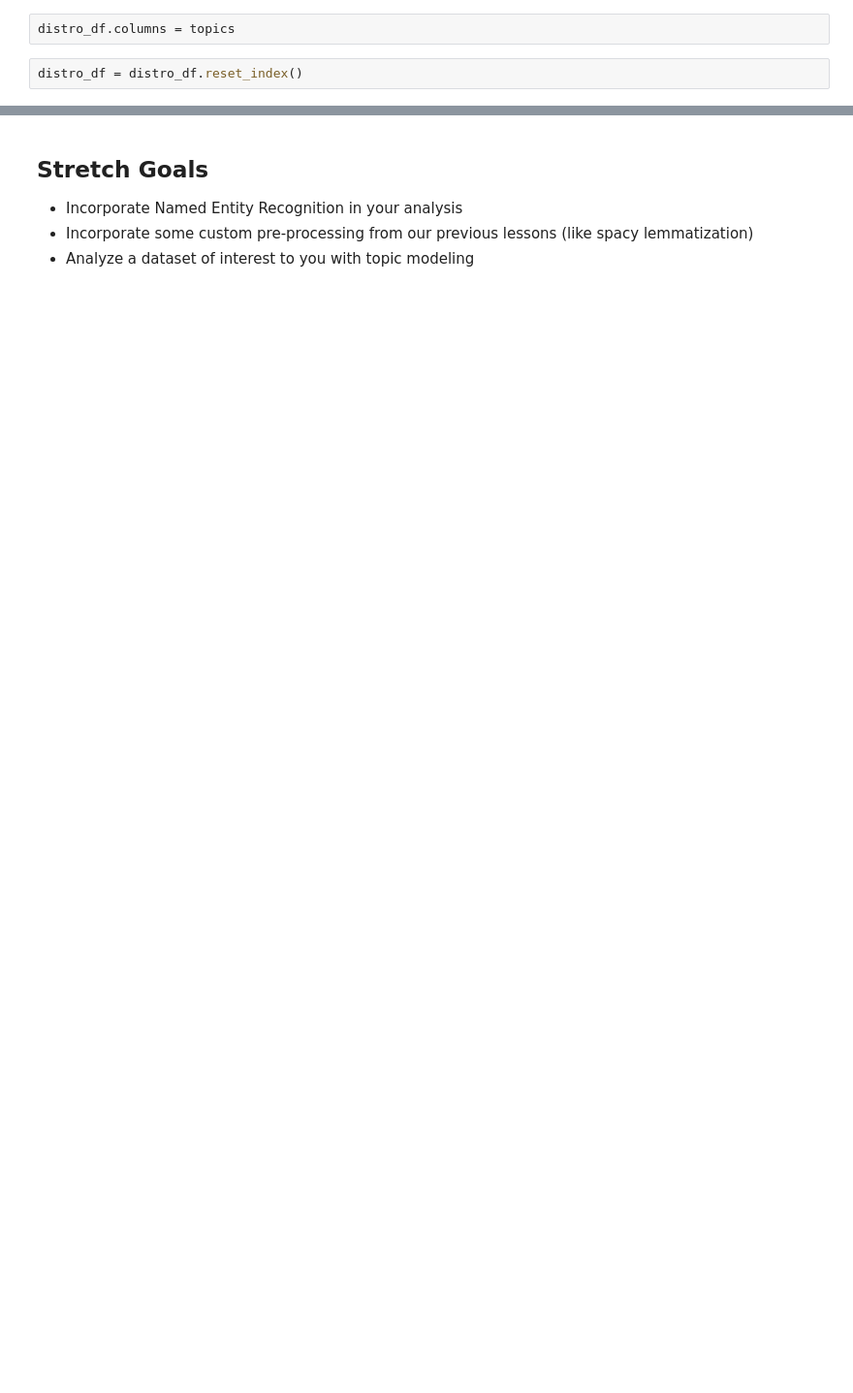
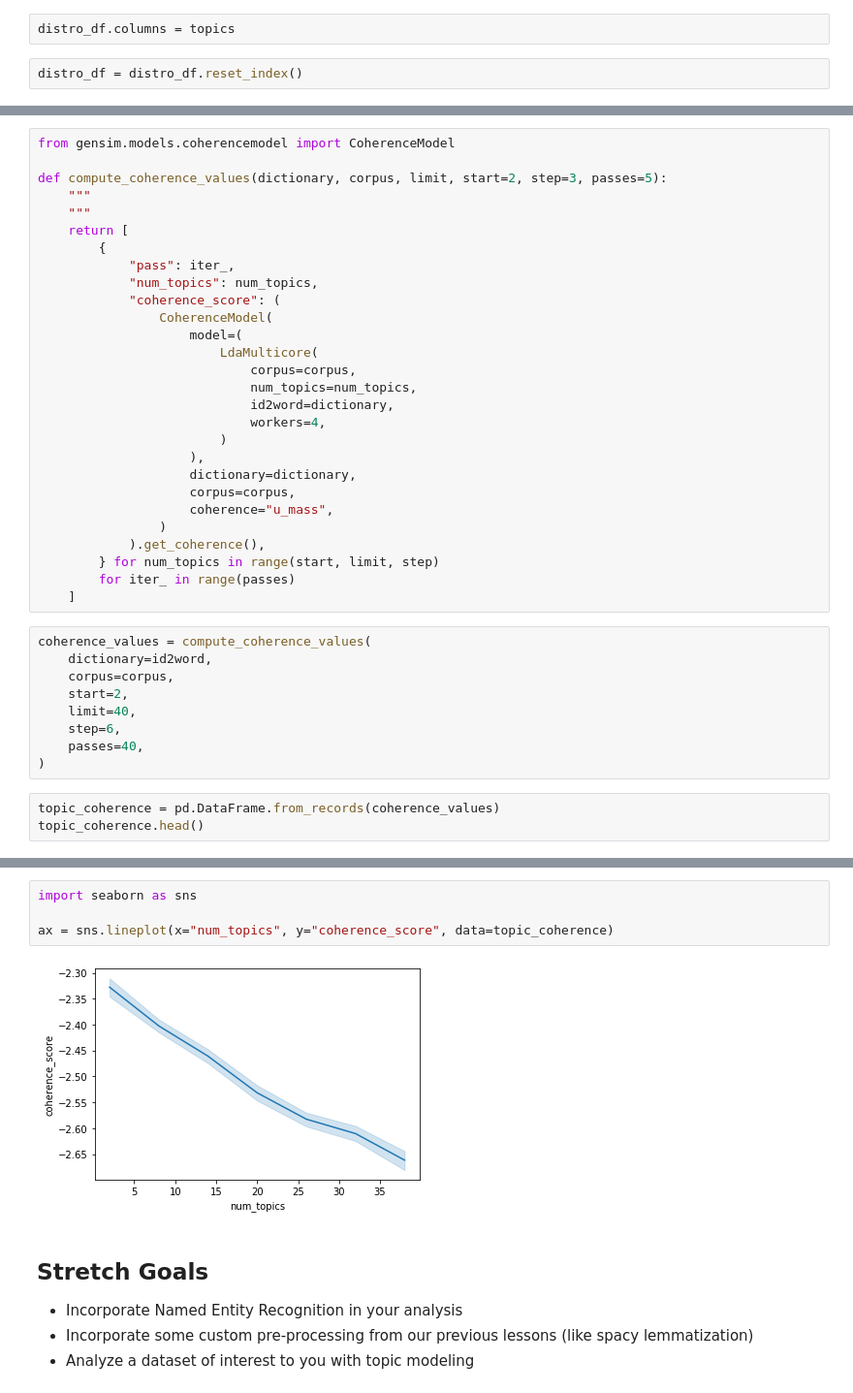
Before and after one commit to ekoly/DS-Unit-4-Sprint-1-NLP, a Jupyter notebook: module4-topic-modeling/LS_DS_414_Topic_Modeling_Assignment.ipynb, the cells around one changed output, grey strips where cells are left out. Shown: that part at 97% size. Saved outputs shown, nothing was run; the diff lists cells and outputs as text; blank space fills up the shorter version.

```diff
--- a/module4-topic-modeling/LS_DS_414_Topic_Modeling_Assignment.ipynb
+++ b/module4-topic-modeling/LS_DS_414_Topic_Modeling_Assignment.ipynb
@@ -281,0 +316,40 @@ distro_df.pivot_table(index="primaryCategories", values=topics, aggfunc="mean")
+# %%
+from gensim.models.coherencemodel import CoherenceModel
+
+def compute_coherence_values(dictionary, corpus, limit, start=2, step=3, passes=5):
+    """
+    """
+    return [
+        {
+            "pass": iter_,
+            "num_topics": num_topics,
+            "coherence_score": (
+                CoherenceModel(
+                    model=(
+                        LdaMulticore(
+                            corpus=corpus,
+                            num_topics=num_topics,
+                            id2word=dictionary,
+                            workers=4,
+                        )
+                    ),
+                    dictionary=dictionary,
+                    corpus=corpus,
+                    coherence="u_mass",
+                )
+            ).get_coherence(),
+        } for num_topics in range(start, limit, step)
+        for iter_ in range(passes)
+    ]
+# %%
+coherence_values = compute_coherence_values(
+    dictionary=id2word,
+    corpus=corpus,
+    start=2,
+    limit=40,
+    step=6,
+    passes=40,
+)
+# %%
+topic_coherence = pd.DataFrame.from_records(coherence_values)
+topic_coherence.head()
@@ -282,3 +363,9 @@ distro_df.pivot_table(index="primaryCategories", values=topics, aggfunc="mean")
+# %%
+import seaborn as sns
+
+ax = sns.lineplot(x="num_topics", y="coherence_score", data=topic_coherence)
+# %% [output]
+[figure, added]
 # %% [markdown]
 ## Stretch Goals
 
```
Also changed, not shown: parts of 8 cells of this notebook.
